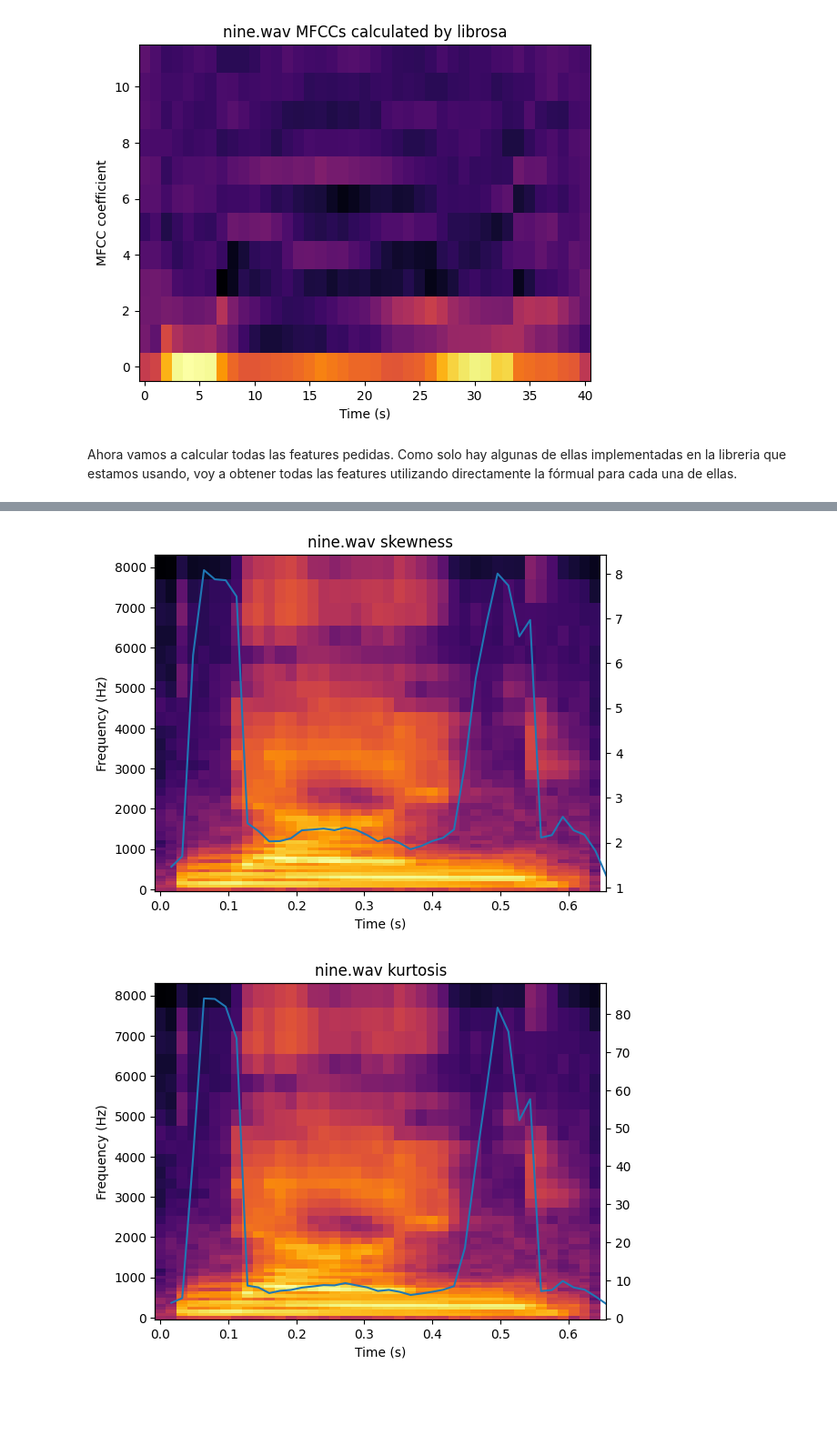
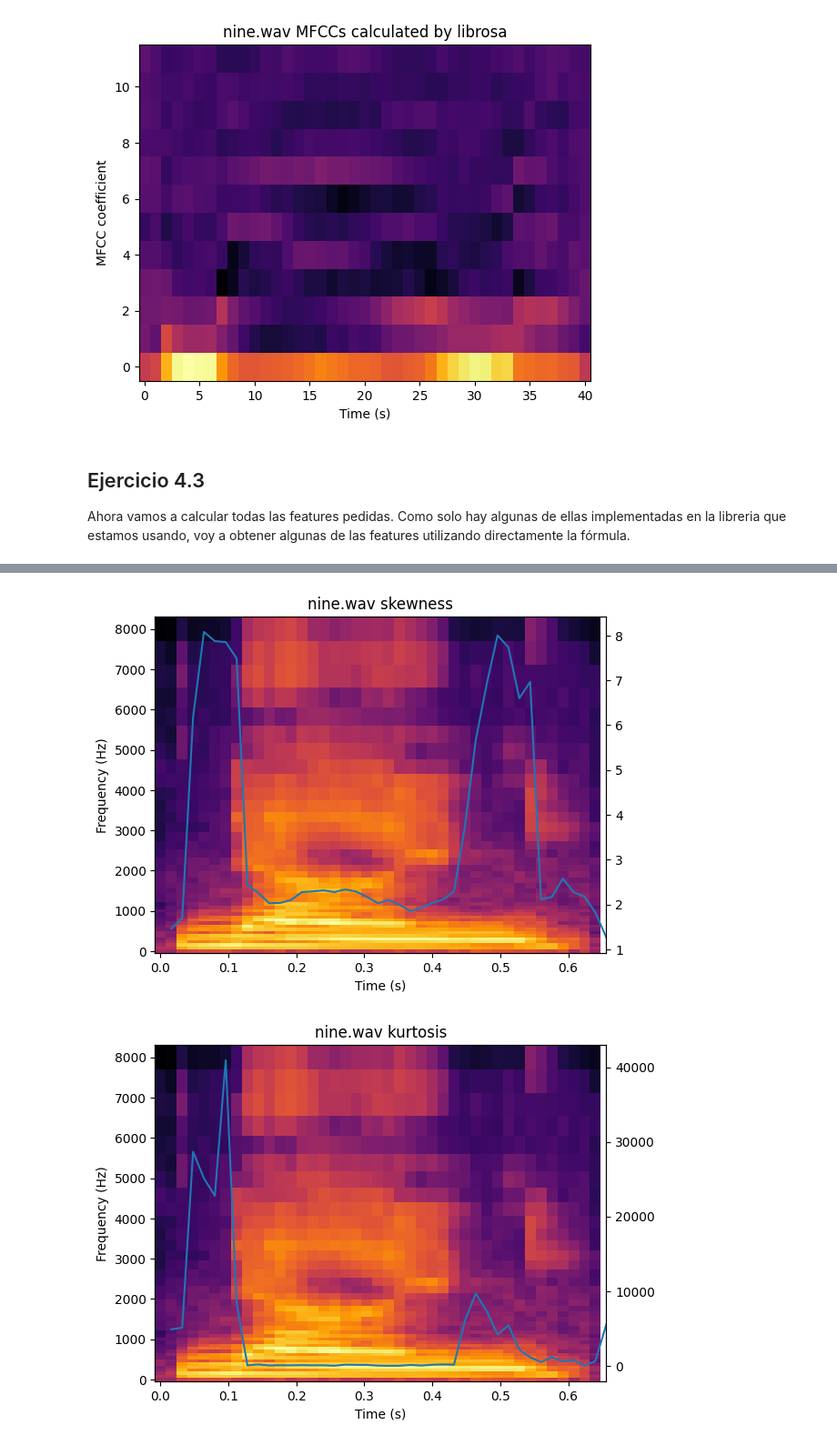
Before and after one commit to carlosedm10/joan-tds, a Jupyter notebook: pracs/prac4/prac4.ipynb, the cells around one changed output, grey strips where cells are left out. Shown at 91% size. Drawn from its saved outputs; the diff is of its cells as text; code cells hidden in the pictures; blank space fills up the shorter version.

```diff
--- a/pracs/prac4/prac4.ipynb
+++ b/pracs/prac4/prac4.ipynb
@@ -184,7 +261,8 @@ mfcc = mfcc_formula
 [figure]
 [figure]
 # %% [markdown]
-Ahora vamos a calcular todas las features pedidas. Como solo hay algunas de ellas implementadas en la libreria que estamos usando, voy a obtener todas las features utilizando directamente la fórmual para cada una de ellas.
+## Ejercicio 4.3
+Ahora vamos a calcular todas las features pedidas. Como solo hay algunas de ellas implementadas en la libreria que estamos usando, voy a obtener algunas de las features utilizando directamente la fórmula.
 # %%
 features = []
 spec = np.abs(lr.stft(signal.y, n_fft=n_fft, hop_length=overlap_samples))
@@ -197,27 +275,32 @@ centroid = np.sum(freqs[:, np.newaxis] * spec, axis=0) / np.sum(spec, axis=0)
 features.append(centroid)
 
 spread = np.sqrt(
-    np.sum((freqs[:, np.newaxis] - centroid) ** 2 * spec, axis=0) / np.sum(spec, axis=0)
+    np.sum(((freqs[:, np.newaxis] - centroid) ** 2) * spec, axis=0)
+    / np.sum(spec, axis=0)
 )
 features.append(spread)
 
-skewness = np.sum(
-    ((freqs[:, np.newaxis] - centroid) / spread) ** 3 * spec, axis=0
-) / np.sum(spec, axis=0)
+skewness = np.sum(((freqs[:, np.newaxis] - centroid) ** 3) * spec, axis=0) / (
+    np.sum(spec, axis=0) * spread**3
+)
 features.append(skewness)
 
-kurtosis = np.sum(
-    ((freqs[:, np.newaxis] - centroid) / spread) ** 4 * spec, axis=0
-) / np.sum(spec, axis=0)
+kurtosis = (
+    (spec * np.sum((freqs[:, np.newaxis] - centroid) ** 4))
+    / (spread**4 * np.sum(spec, axis=0))
+)[0]
 features.append(kurtosis)
 
 rolloff = lr.feature.spectral_rolloff(
-    y=signal.y, sr=signal.fs, n_fft=n_fft, hop_length=overlap_samples, roll_percent=0.95
+    y=signal.y,
+    sr=signal.fs,
+    n_fft=n_fft,
+    hop_length=overlap_samples,
+    roll_percent=0.95,
 )[0]
 features.append(rolloff)
 
-
-delta_mfcc = lr.feature.delta(mfcc)[1:n_mfcc]
+delta_mfcc = lr.feature.delta(mfcc)
 
 # plot the delta MFCCs
 fig, ax = plt.subplots()
@@ -227,7 +310,7 @@ ax.set_ylabel("MFCC coefficient")
 
 t = np.arange(len(delta_mfcc[0]))
 y = np.arange(n_mfcc - 1)  # we skip the first coefficient
-ax.pcolormesh(t, y, delta_mfcc, cmap="inferno")
+ax.pcolormesh(t, y, delta_mfcc[1:n_mfcc], cmap="inferno")
 
 plt.show()
 
@@ -236,33 +319,33 @@ for feature, feature_name in zip(
     features,
     [
         "flux",
         "centroid",
         "spread",
         "skewness",
         "kurtosis",
         "rolloff",
     ],
 ):
     fig, ax = plt.subplots()
     ax.set_title(f"{signal.file} {feature_name}")
     ax.set_xlabel("Time (s)")
     ax.set_ylabel(feature_name)
 
     t = lr.times_like(feature, sr=signal.fs, hop_length=overlap_samples, n_fft=n_fft)
     ax.set_ylabel("Frequency (Hz)")
     ax.pcolormesh(T, F, 10 * np.log10(S), cmap="inferno")
     ax.margins(x=0)
 
     ax2 = ax.twinx()
     ax2.plot(t, feature)
 
     plt.show()
 # %% [output]
 [figure]
 [figure]
 [figure]
 [figure]
 [figure]
-[figure, old version]
+[figure, new version]
 [figure]
 # %%
```
Also changed, not shown: parts of 5 cells of this notebook, 57 other files.
